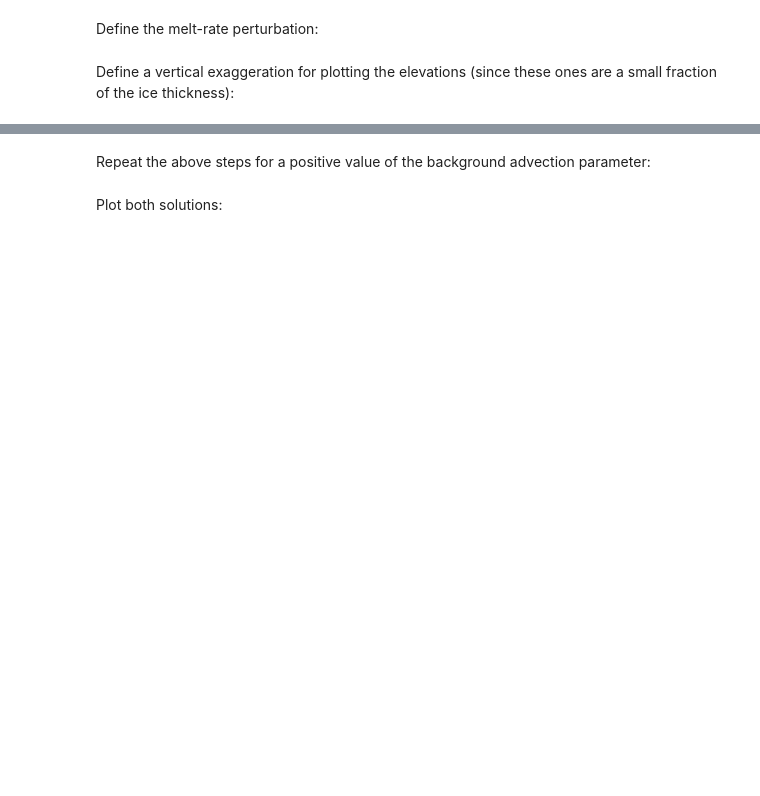
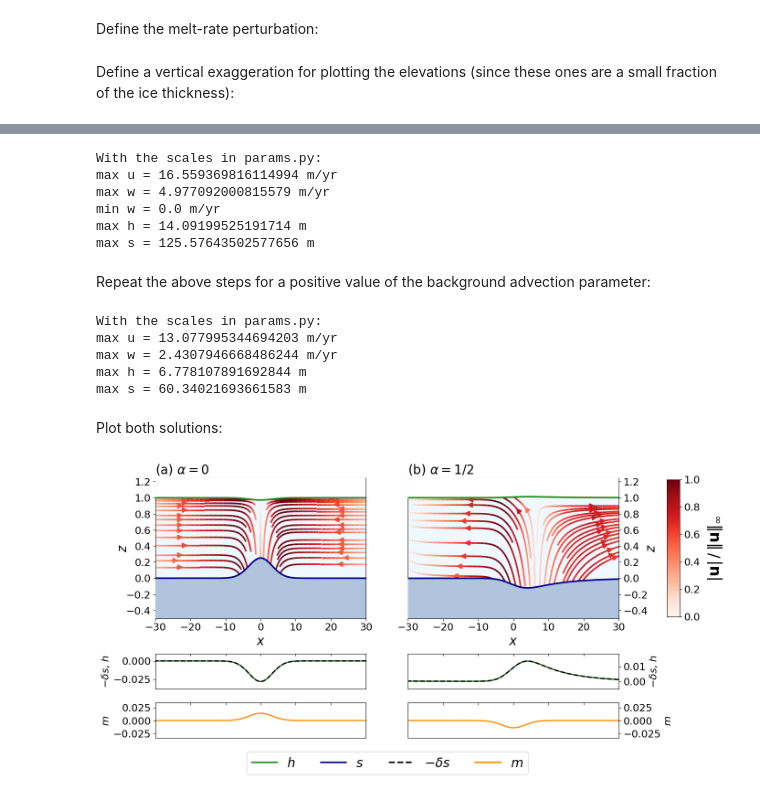
Before and after one commit to agstub/linear-shelf-melt, a Jupyter notebook: notebooks/2_Solutions.ipynb, the cells around one changed output, grey strips where cells are left out. Cells and saved outputs as stored; diff of their text form; code cells hidden in the pictures; blank space fills up the shorter version.

```diff
--- a/notebooks/2_Solutions.ipynb
+++ b/notebooks/2_Solutions.ipynb
@@ -16,12 +16,13 @@ from params import *
 # %% [markdown]
 Define the melt-rate perturbation:
 # %%
-# Figure 7: set sigma = 10.0/3.0 and L = 35 in linear-model/params.py
+# NOTE:
+# Figure 7: set sigma = 10.0/3.0 and L = 40 in linear-model/params.py
 # Figure 8: set sigma = 1.0/3.0 and L = 5 in linear-model/params.py
+# ** also set Nt = something small in linear-model/params.py because these are just
+# steady-state calculations
 sigma = 10.0/3.0                                                  # standard deviation for gaussian melt anomaly
-m = 5*np.exp(-0.5*(sigma**(-2))*(x**2+y**2 ))*(t_r/3.154e7)/H    # melt anomaly with amplitude of 5 m/yr
-
-print(np.abs(m).max())
+m = 5*np.exp(-0.5*(sigma**(-2))*(x**2+0*y**2 ))*(t_r/3.154e7)/H     # melt anomaly with amplitude of 5 m/yr
 # %% [markdown]
 Define a vertical exaggeration for plotting the elevations (since these ones are a small fraction of the ice thickness):
 # %%
@@ -83,27 +84,34 @@ print('max w = '+str(np.max(np.abs(Wc))*3.154e7*H/t_r)+' m/yr')
 print('min w = '+str(np.min(np.abs(Wc))*3.154e7*H/t_r)+' m/yr')
 print('max h = '+str(np.max(np.abs(hc))*H)+' m')
 print('max s = '+str(np.max(np.abs(sc))*H)+' m')
+# %% [output]
+With the scales in params.py:
+max u = 16.559369816114994 m/yr
+max w = 4.977092000815579 m/yr
+min w = 0.0 m/yr
+max h = 14.09199525191714 m
+max s = 125.57643502577656 m
 # %% [markdown]
 Repeat the above steps for a positive value of the background advection parameter:
 # %%
-alpha_2 = 2e-1
-m_2 = -5*np.exp(-0.5*(sigma**(-2))*(x**2+y**2 ))*(t_r/3.154e7)/H
-h_2 = h_steady(m_2,alpha_2)
-s_2 = s_steady(m_2,alpha_2)
+alpha_2 = 5e-1
+h_2 = h_steady(-m,alpha_2)
+s_2 = s_steady(-m,alpha_2)
 hc_2 = h_2[-1,:,yc]
 sc_2 = s_2[-1,:,yc]
-mc_2 = m_2[-1,:,yc]
+mc_2 = -mc
 
 U_2 = np.zeros((Nt,Nx,Ny,Nz))
 W_2 = np.zeros((Nt,Nx,Ny,Nz))
 
 for i in range(Nz):
     U_2[:,:,:,i] = compute_u(h_2,s_2,z_plt[i])
-    W_2[:,:,:,i] = compute_w(h_2,s_2,z_plt[i],m_2)
+    W_2[:,:,:,i] = compute_w(h_2,s_2,z_plt[i],-m)
 
 Uc_2 = U_2[-1,:,yc,:]
 Wc_2 = W_2[-1,:,yc,:]
 
+del U_2,W_2,h_2,s_2
 
 # Next we interpolate the velocity solutions on the deformed grid for plotting
 
@@ -129,6 +137,12 @@ print('max u = '+str(np.max(np.abs(Uc_2))*3.154e7*H/t_r)+' m/yr')
 print('max w = '+str(np.max(np.abs(Wc_2))*3.154e7*H/t_r)+' m/yr')
 print('max h = '+str(np.max(np.abs(hc_2))*H)+' m')
 print('max s = '+str(np.max(np.abs(sc_2))*H)+' m')
+# %% [output]
+With the scales in params.py:
+max u = 13.077995344694203 m/yr
+max w = 2.4307946668486244 m/yr
+max h = 6.778107891692844 m
+max s = 60.34021693661583 m
 # %% [markdown]
 Plot both solutions:
 # %%
@@ -136,6 +150,7 @@ plt.close()
 fig = plt.figure(figsize=(14,4))
 
 plt.subplot(121)
+plt.xlim(-0.75*L,0.75*L)
 plt.title(r'(a) $\alpha=0$',fontsize=20,loc='left',zorder=100)
 plt.plot(x0,ex*sc,linewidth=2.5,color='darkblue',zorder=16,label=r'$\gamma s$')
 plt.plot(x0,ex*hc+1,linewidth=2.5,color='forestgreen',zorder=13,label=r'$1+\gamma h$')
@@ -152,7 +167,6 @@ plt.xlabel(r'$x$',fontsize=20)
 plt.xticks(fontsize=16)
 plt.yticks(fontsize=16)
 plt.ylim(-0.5,1.25)
-plt.xlim(-0.8*L,0.8*L)
 
 axins = plt.gca().inset_axes([0.0, -0.85,1, 0.25],sharex=plt.gca())
 axins.plot(x0,mc,linewidth=2,color='darkorange',linestyle='-')
@@ -172,7 +186,8 @@ axins.tick_params(axis='x',direction="in",which='major', labelsize=16,top=True,
 plt.setp(axins.get_xticklabels(), visible=False)
 
 plt.subplot(122)
-plt.title(r'(b) $\alpha={1}/{5}$',fontsize=20,loc='left',zorder=100)
+plt.xlim(-0.75*L,0.75*L)
+plt.title(r'(b) $\alpha={1}/{2}$',fontsize=20,loc='left',zorder=100)
 plt.plot(x0,ex*hc_2+1,linewidth=2.5,color='forestgreen',zorder=13,label=r'$ h$')
 plt.plot(x0,ex*sc_2,linewidth=2.5,color='darkblue',zorder=16,label=r'$ s$')
 plt.plot(x0,ex*(-delta*sc_2)+10,linewidth=2.5,color='k',linestyle='--',zorder=80,label=r'$-\delta s$') # just for labelling...
@@ -188,39 +203,41 @@ plt.gca().yaxis.tick_right()
 plt.gca().yaxis.set_label_position("right")
 plt.yticks(fontsize=16)
 plt.ylim(-0.5,1.25)
-plt.xlim(-0.8*L,0.8*L)
+
 
 axins = plt.gca().inset_axes([0.0, -0.85,1, 0.25],sharex=plt.gca())
 axins.plot(x0,mc_2,linewidth=2,color='darkorange',linestyle='-')
 axins.set_ylabel(r'$m$',fontsize=16,color='k')
 axins.yaxis.set_label_position("right")
-axins.set_ylim(-np.abs(m_2).max()-2e-2,np.abs(m_2).max()+2e-2)
+axins.set_ylim(-np.abs(-m).max()-2e-2,np.abs(-m).max()+2e-2)
 axins.yaxis.set_offset_position('right')
 axins.tick_params(axis='y', which='major', labelsize=16,color='k',labelcolor='k',left=False, labelleft=False, right=True, labelright=True)
 axins.tick_params(axis='x',direction="in",which='major', labelsize=16,top=True, labeltop=True, bottom=False, labelbottom=False)
 plt.setp(axins.get_xticklabels(), visible=False)
 
 axins = plt.gca().inset_axes([0.0, -0.5,1, 0.25],sharex=plt.gca())
 axins.plot(x0,hc_2,linewidth=2,color='forestgreen',linestyle='-')
 axins.plot(x0,-delta*sc_2,linewidth=2,color='k',linestyle='--')
 axins.set_ylabel(r'$-\delta s$, $h$',fontsize=16,color='k')
 axins.yaxis.set_label_position("right")
 axins.set_ylim(-0.005,np.abs(delta*sc_2).max()+0.005)
 axins.yaxis.set_offset_position('right')
 axins.tick_params(axis='y', which='major', labelsize=16,color='k',labelcolor='k',left=False, labelleft=False, right=True, labelright=True)
 axins.tick_params(axis='x',direction="in",which='major', labelsize=16,top=True, labeltop=True, bottom=False, labelbottom=False)
 plt.setp(axins.get_xticklabels(), visible=False)
 
 plt.legend(fontsize=20,ncol=4,bbox_to_anchor=(0.6,-0.9))
 
 fig.subplots_adjust(right=0.85)
 cbar_ax = fig.add_axes([0.925, 0.12, 0.02, 0.75])
 cbar = fig.colorbar(stream.lines,cax=cbar_ax,orientation='vertical')
 cbar.ax.tick_params(labelsize=16)
 cbar.set_label(r'$|\mathbf{u}|\,/\, \Vert\mathbf{u}\Vert_\infty$',fontsize=24,labelpad=10)
 cbar.ax.tick_params(labelsize=16)
 if sigma>2:
     plt.savefig('fig7',bbox_inches='tight')
 else:
     plt.savefig('fig8',bbox_inches='tight')
 plt.show()
+# %% [output]
+[figure, added]
```
Also changed, not shown: parts of 4 cells of this notebook, 10 other files.
